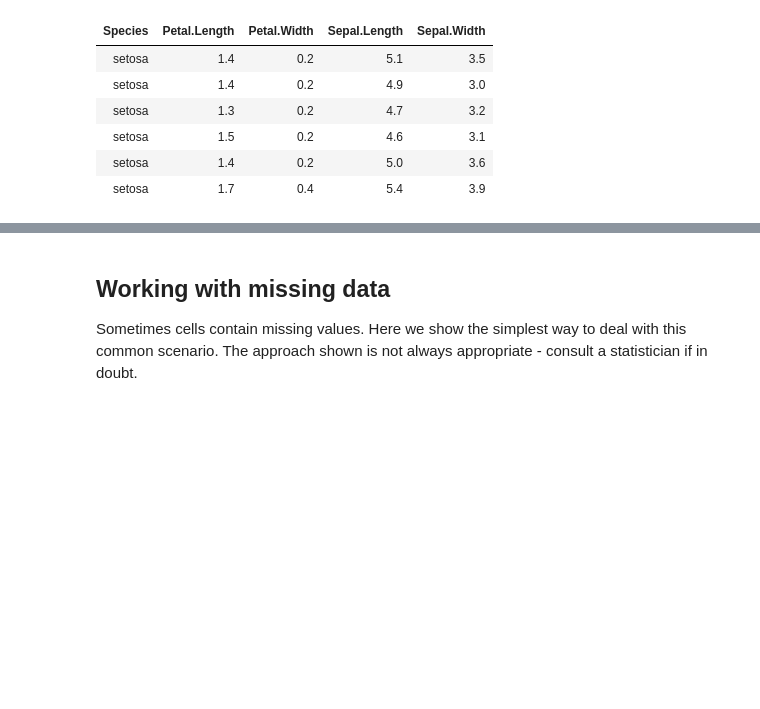
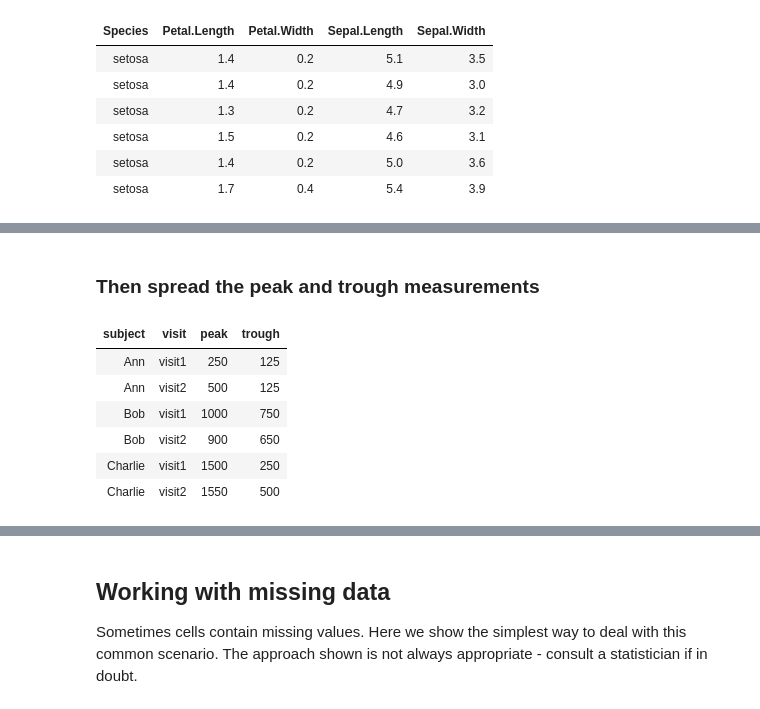
Before and after one commit to anhnguyendepocen/cfar-data-analysis-with-R-2017, a Jupyter notebook: notebooks/Preparing data for analysis with tidyr.ipynb, the cells around one changed output, grey strips where cells are left out. Saved outputs shown, nothing was run; the diff lists cells and outputs as text; code cells hidden in the pictures; blank space fills up the shorter version.

```diff
--- a/notebooks/Preparing data for analysis with tidyr.ipynb
+++ b/notebooks/Preparing data for analysis with tidyr.ipynb
@@ -284,0 +295,12 @@ head
+# %% [markdown]
+### Then spread the peak and trough measurements
+# %%
+df.5 %>% spread(measure, value)
+# %% [output]
+| subject | visit | peak | trough |
+| Ann | visit1 | 250 | 125 |
+| Ann | visit2 | 500 | 125 |
+| Bob | visit1 | 1000 | 750 |
+| Bob | visit2 | 900 | 650 |
+| Charlie | visit1 | 1500 | 250 |
+| Charlie | visit2 | 1550 | 500 |
```
Also changed, not shown: parts of 14 cells of this notebook, 3 other files.
